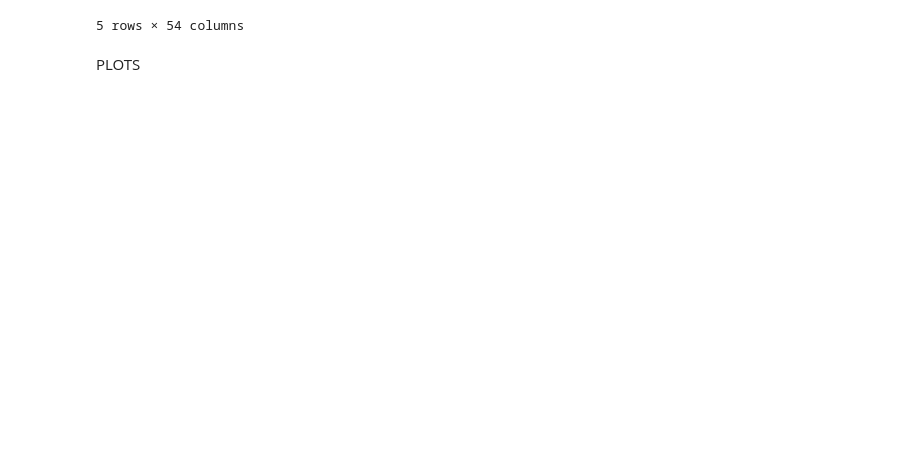
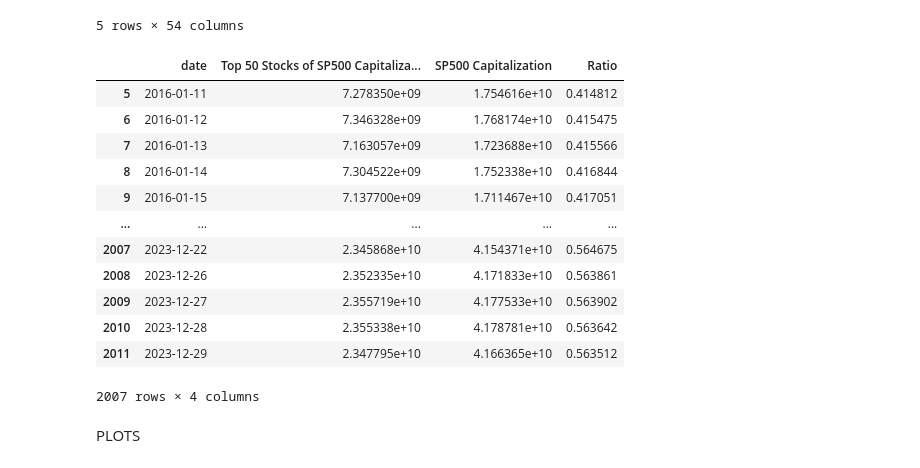
Before and after one commit to hosseinabadi/Realized-Volatility-Prediction, a Jupyter notebook: 1_market_capitalization_weights.ipynb, the cells around one changed output. Cells and saved outputs as stored; diff of their text form; code cells hidden in the pictures; blank space fills up the shorter version.

```diff
--- a/1_market_capitalization_weights.ipynb
+++ b/1_market_capitalization_weights.ipynb
@@ -88,6 +93,23 @@ df.head()
 | 3 | 2016-01-07 | 5.347658e+08 | 286339740.0 | 35681034.5 | 2.504273e+08 | 2.168025e+08 | 221861705.1 | 90208548.57 | 224720524.8 | 413447250.0 | ... | ... |
 | 4 | 2016-01-08 | 5.376028e+08 | 285920550.0 | 35446018.0 | 2.463178e+08 | 2.138504e+08 | 216892179.6 | 90031256.25 | 223366510.2 | 414715250.0 | ... | ... |
 5 rows × 54 columns
+# %%
+# rename some columns
+df.rename(columns = {'TOTAL_TOP_50' : 'Top 50 Stocks of SP500 Capitalization', 'SP500' : 'SP500 Capitalization'}).iloc[:, [0] + list(range(-3, 0))].tail(-5)
+# %% [output]
+|  | date | Top 50 Stocks of SP500 Capitaliza... | SP500 Capitalization | Ratio |
+| 5 | 2016-01-11 | 7.278350e+09 | 1.754616e+10 | 0.414812 |
+| 6 | 2016-01-12 | 7.346328e+09 | 1.768174e+10 | 0.415475 |
+| 7 | 2016-01-13 | 7.163057e+09 | 1.723688e+10 | 0.415566 |
+| 8 | 2016-01-14 | 7.304522e+09 | 1.752338e+10 | 0.416844 |
+| 9 | 2016-01-15 | 7.137700e+09 | 1.711467e+10 | 0.417051 |
+| ... | ... | ... | ... | ... |
+| 2007 | 2023-12-22 | 2.345868e+10 | 4.154371e+10 | 0.564675 |
+| 2008 | 2023-12-26 | 2.352335e+10 | 4.171833e+10 | 0.563861 |
+| 2009 | 2023-12-27 | 2.355719e+10 | 4.177533e+10 | 0.563902 |
+| 2010 | 2023-12-28 | 2.355338e+10 | 4.178781e+10 | 0.563642 |
+| 2011 | 2023-12-29 | 2.347795e+10 | 4.166365e+10 | 0.563512 |
+2007 rows × 4 columns
 # %% [markdown]
 PLOTS
 # %%
```
Also changed, not shown: parts of 9 cells of this notebook, 5 other files.
